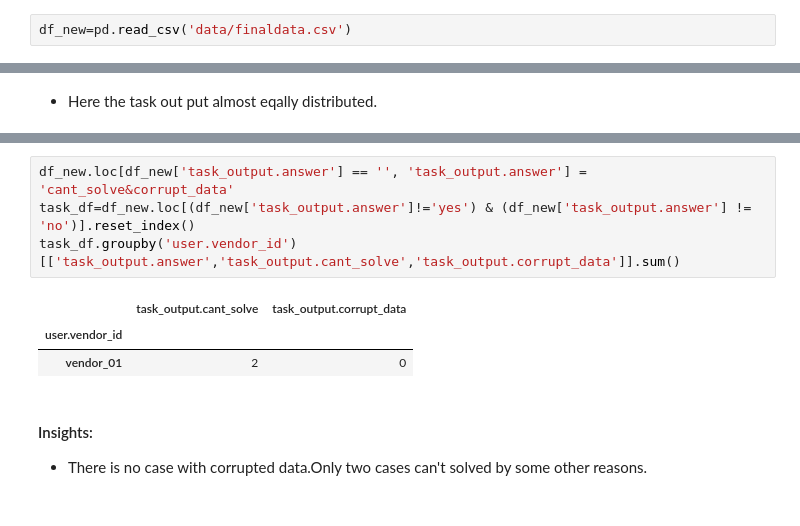
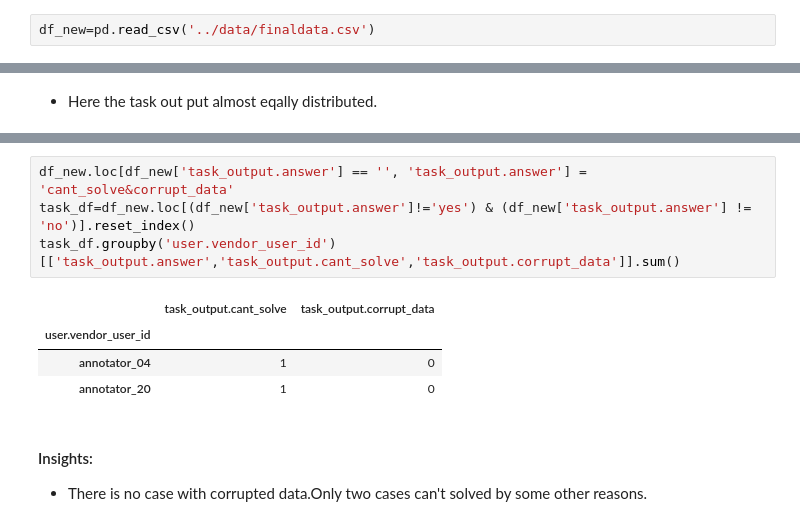
Before and after one commit to Sulochanaakki/Bicycle_Annotators, a Jupyter notebook: experiments/data_anaysis.ipynb, the cells around one changed output, grey strips where cells are left out. Cells and saved outputs as stored; diff of their text form.

```diff
--- a/experiments/data_anaysis.ipynb
+++ b/experiments/data_anaysis.ipynb
@@ -190,5 +99,5 @@ df_new.to_csv('data/finaldata.csv')
 # %%
-df_new=pd.read_csv('data/finaldata.csv')
+df_new=pd.read_csv('../data/finaldata.csv')
 # %%
 df_new.reset_index(drop=True)
 df_new.drop(columns='Unnamed: 0',inplace=True)
@@ -284,11 +189,12 @@ df_new.loc[(df_new['task_output.answer']!='yes') & (df_new['task_output.answer']
 # %%
 df_new.loc[df_new['task_output.answer'] == '', 'task_output.answer'] = 'cant_solve&corrupt_data'
 task_df=df_new.loc[(df_new['task_output.answer']!='yes') & (df_new['task_output.answer'] != 'no')].reset_index()
-task_df.groupby('user.vendor_id')[['task_output.answer','task_output.cant_solve','task_output.corrupt_data']].sum()
+task_df.groupby('user.vendor_user_id')[['task_output.answer','task_output.cant_solve','task_output.corrupt_data']].sum()
 # %% [output]
 |  | task_output.cant_solve | task_output.corrupt_data |
-| user.vendor_id |  |  |
-| vendor_01 | 2 | 0 |
+| user.vendor_user_id |  |  |
+| annotator_04 | 1 | 0 |
+| annotator_20 | 1 | 0 |
 # %% [markdown]
 #### Insights:
 - There is no case with  corrupted data.Only two cases can't solved by some other reasons.
```
Also changed, not shown: parts of 53 cells of this notebook, 4 other files.
